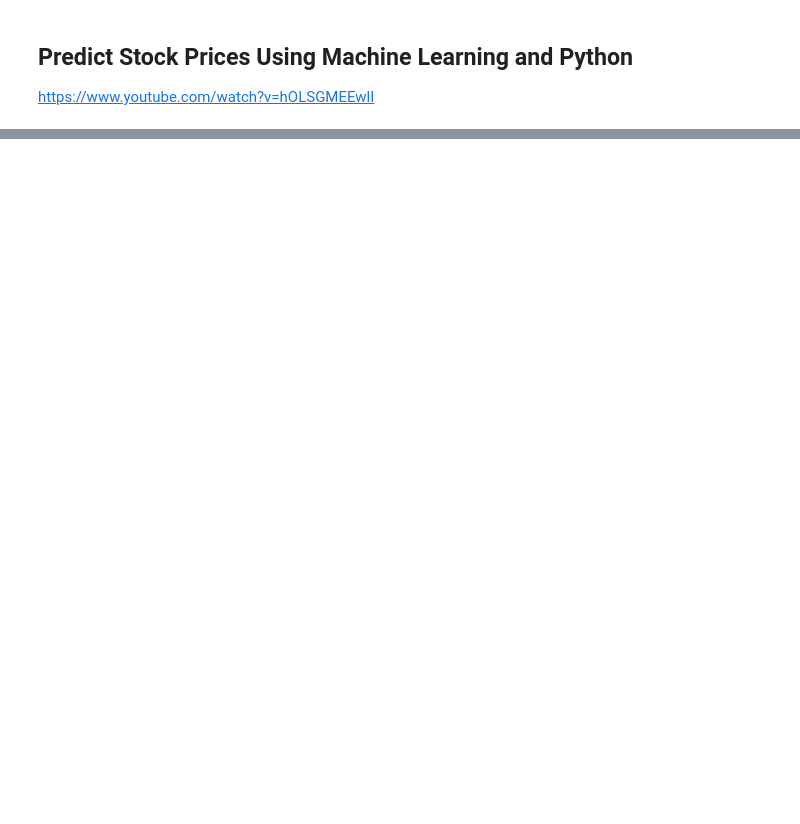
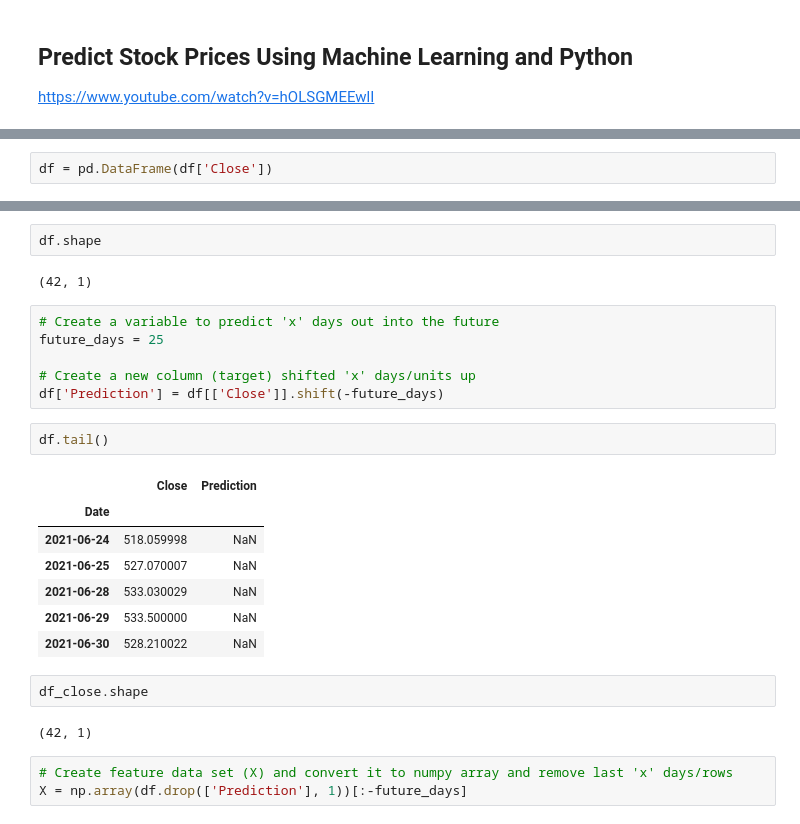
Before and after one commit to Rhuck1/Bitcoin-Price-Analysis, a Jupyter notebook: predict_stock_prices.ipynb, the cells around one changed output, grey strips where cells are left out. Cells and saved outputs as stored; diff of their text form; blank space fills up the shorter version.

```diff
--- a/predict_stock_prices.ipynb
+++ b/predict_stock_prices.ipynb
@@ -41,0 +65,2 @@ Timestamp('2021-06-30 15:05:10.882058')
+# %%
+df = pd.DataFrame(df['Close'])
@@ -41,0 +77,27 @@ Timestamp('2021-06-30 15:05:10.882058')
+# %%
+df.shape
+# %% [output]
+(42, 1)
+# %%
+# Create a variable to predict 'x' days out into the future
+future_days = 25
+
+# Create a new column (target) shifted 'x' days/units up
+df['Prediction'] = df[['Close']].shift(-future_days)
+# %%
+df.tail()
+# %% [output]
+|  | Close | Prediction |
+| Date |  |  |
+| 2021-06-24 | 518.059998 | NaN |
+| 2021-06-25 | 527.070007 | NaN |
+| 2021-06-28 | 533.030029 | NaN |
+| 2021-06-29 | 533.500000 | NaN |
+| 2021-06-30 | 528.210022 | NaN |
+# %%
+df_close.shape
+# %% [output]
+(42, 1)
+# %%
+# Create feature data set (X) and convert it to numpy array and remove last 'x' days/rows
+X = np.array(df.drop(['Prediction'], 1))[:-future_days]
```
Also changed, not shown: parts of 15 cells of this notebook, 1 other file.
